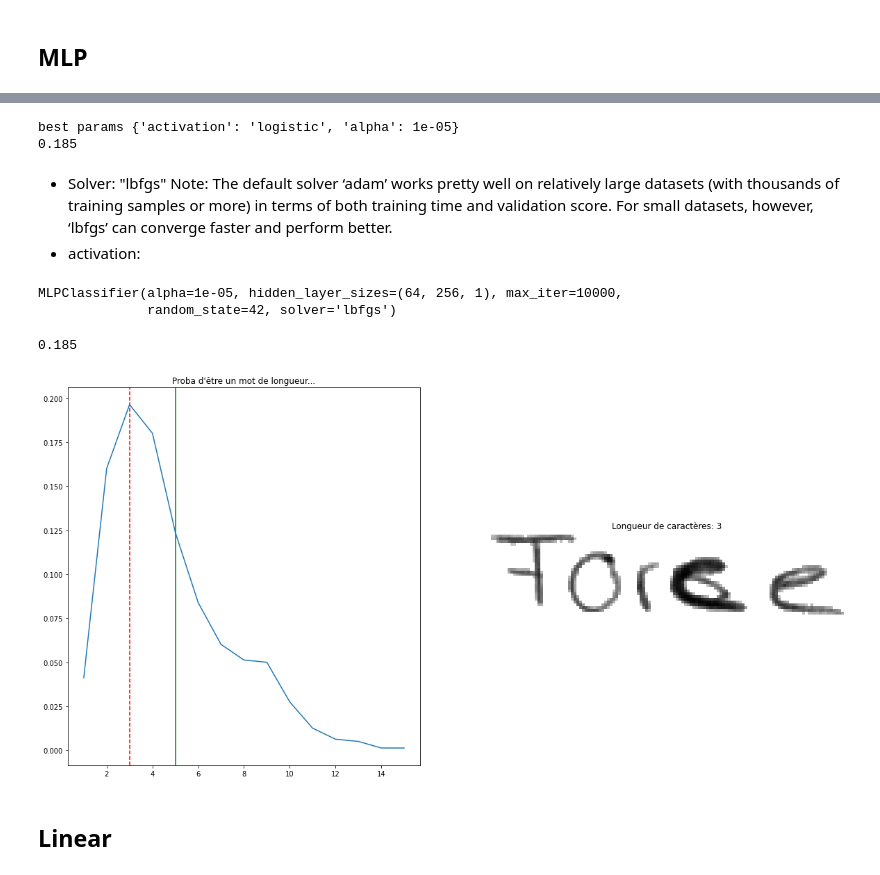
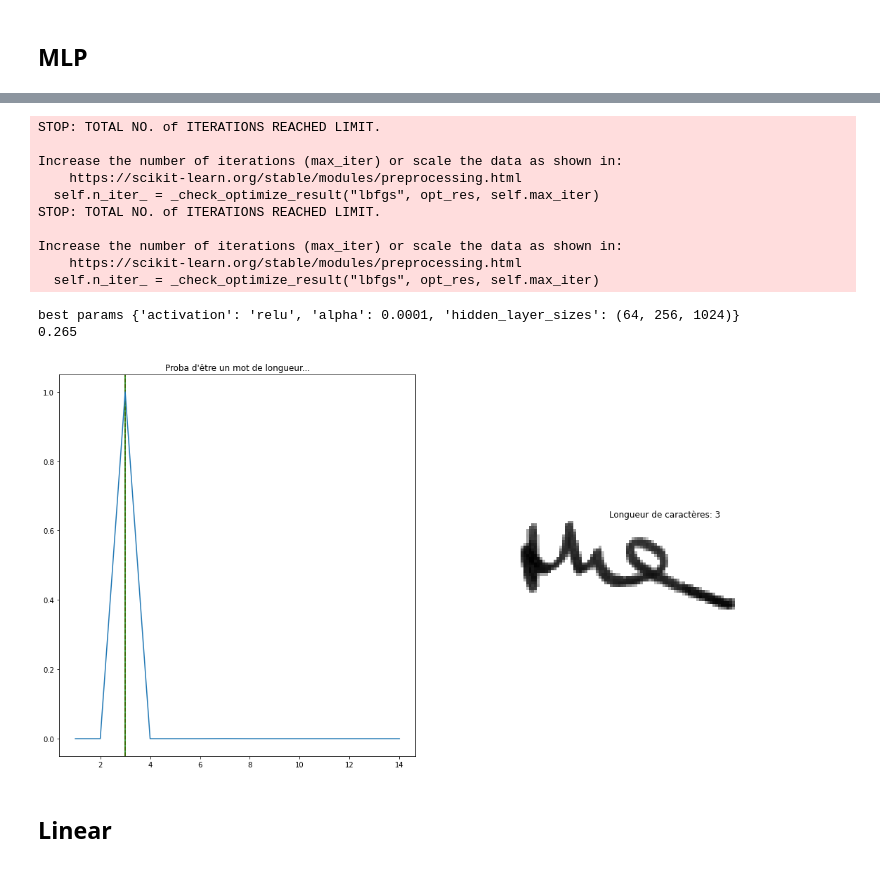
Before and after one commit to sfc-gh-zblackwood/OCRPyMan, a Jupyter notebook: notebooks/letter_detection.ipynb, the cells around one changed output, grey strips where cells are left out. Cells and saved outputs as stored; diff of their text form; code cells hidden in the pictures.

```diff
--- a/notebooks/letter_detection.ipynb
+++ b/notebooks/letter_detection.ipynb
@@ -234,23 +166,16 @@ X_train, X_test, y_train, y_test = train_test_split(data, target, test_size=0.2,
 # %%
+from sklearn.model_selection import GridSearchCV
 from sklearn.neural_network import MLPClassifier
-from sklearn.model_selection import GridSearchCV
 
 
-mlp = MLPClassifier(solver='lbfgs', random_state=42, hidden_layer_sizes=(64, 256, 1))
+mlp = MLPClassifier(solver='lbfgs', random_state=42, max_iter=1_000)
 
 params = {
     'activation' : ['logistic', 'tanh', 'relu'],
     'alpha': [1e-5, 1e-4, 1e-3],
+    'hidden_layer_sizes': [(2**6, 2**8), (2**6, 2**8, 2**10)],
+    # 'max_iter': [200, 500, 1_000]
 }
-# mlp = MLPClassifier(random_state=42)
-
-# params = {
-#     'solver': ['adam', 'sgd', 'lbfgs'],
-#     'activation' : ['identity', 'logistic', 'tanh', 'relu'],
-#     'alpha': [1e-5, 1e-4, 1e-3],
-#     'hidden_layer_sizes': [(64, 256, 1)],
-#     'max_iter': [200, 500, 1_000]
-# }
 
 grid_search = GridSearchCV(mlp, params)
 grid_search.fit(X_train, y_train)
@@ -261,52 +186,21 @@ print(grid_search.score(X_test, y_test))
 y_pred = grid_search.predict(X_test)
 y_pred_proba = grid_search.predict_proba(X_test)
 # %% [output]
-best params {'activation': 'logistic', 'alpha': 1e-05}
-0.185
+STOP: TOTAL NO. of ITERATIONS REACHED LIMIT.
+
+Increase the number of iterations (max_iter) or scale the data as shown in:
+    https://scikit-learn.org/stable/modules/preprocessing.html
+  self.n_iter_ = _check_optimize_result("lbfgs", opt_res, self.max_iter)
+STOP: TOTAL NO. of ITERATIONS REACHED LIMIT.
+
+Increase the number of iterations (max_iter) or scale the data as shown in:
+    https://scikit-learn.org/stable/modules/preprocessing.html
+  self.n_iter_ = _check_optimize_result("lbfgs", opt_res, self.max_iter)
+best params {'activation': 'relu', 'alpha': 0.0001, 'hidden_layer_sizes': (64, 256, 1024)}
+0.265
-# %% [markdown]
-- Solver: "lbfgs"
-    Note: The default solver ‘adam’ works pretty well on relatively large datasets (with thousands of training samples or more) in terms of both training time and validation score. For small datasets, however, ‘lbfgs’ can converge faster and perform better.
-- activation:
-# %%
-
-mlp = MLPClassifier(
-    solver='lbfgs',
-    alpha=1e-5,
-    hidden_layer_sizes=(64, 256, 1),
-    max_iter=10_000,
-    random_state=42
-)
-mlp.fit(X_train, y_train)
-# %% [output]
-MLPClassifier(alpha=1e-05, hidden_layer_sizes=(64, 256, 1), max_iter=10000,
-              random_state=42, solver='lbfgs')
-# %%
-print(mlp.score(X_test, y_test))
-y_pred = mlp.predict(X_test)
-y_pred_proba = mlp.predict_proba(X_test)
-# %% [output]
-0.185
-# %%
-
-def show_result_for_row(selected_row_index=0):
-    selected_row = X_test[selected_row_index]
-    predict_length = y_pred[selected_row_index]
-
-    plt.figure(figsize=(20,10))
-    plt.subplot(1,2,1)
-    plt.title("Proba d'être un mot de longueur...")
-    plt.axvline(predict_length, color='red', ls='--')
-    plt.axvline(y_test[selected_row_index], color='green')
-    plt.plot(range(1, 1 + len(y_pred_proba[selected_row_index])), y_pred_proba[selected_row_index])
-
-    plt.subplot(1,2,2),
-    plt.title("Longueur de caractères: " + str(predict_length))
-    plt.imshow(selected_row.reshape(32, 128), cmap='gray')
-    plt.axis('off')
-    plt.show()
-
-show_result_for_row(0)
-# %% [output]
-[figure, removed]
+# %%
+ld_util.show_mlp_result_for_row(X_test, y_test, y_pred, y_pred_proba, 0)
+# %% [output]
+[figure, added]
 # %% [markdown]
 ## Linear
```
Also changed, not shown: parts of 36 cells of this notebook, 3 other files.
